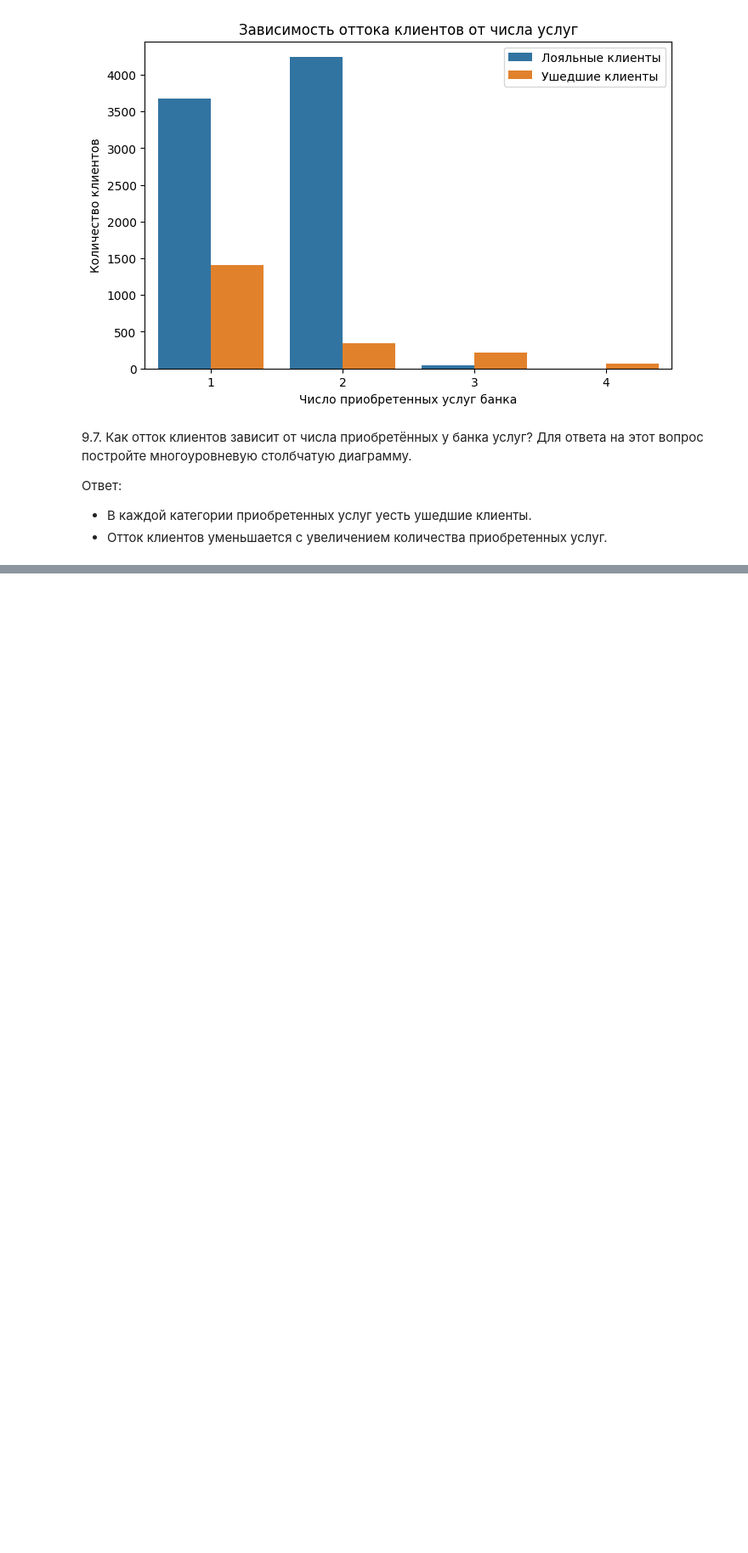
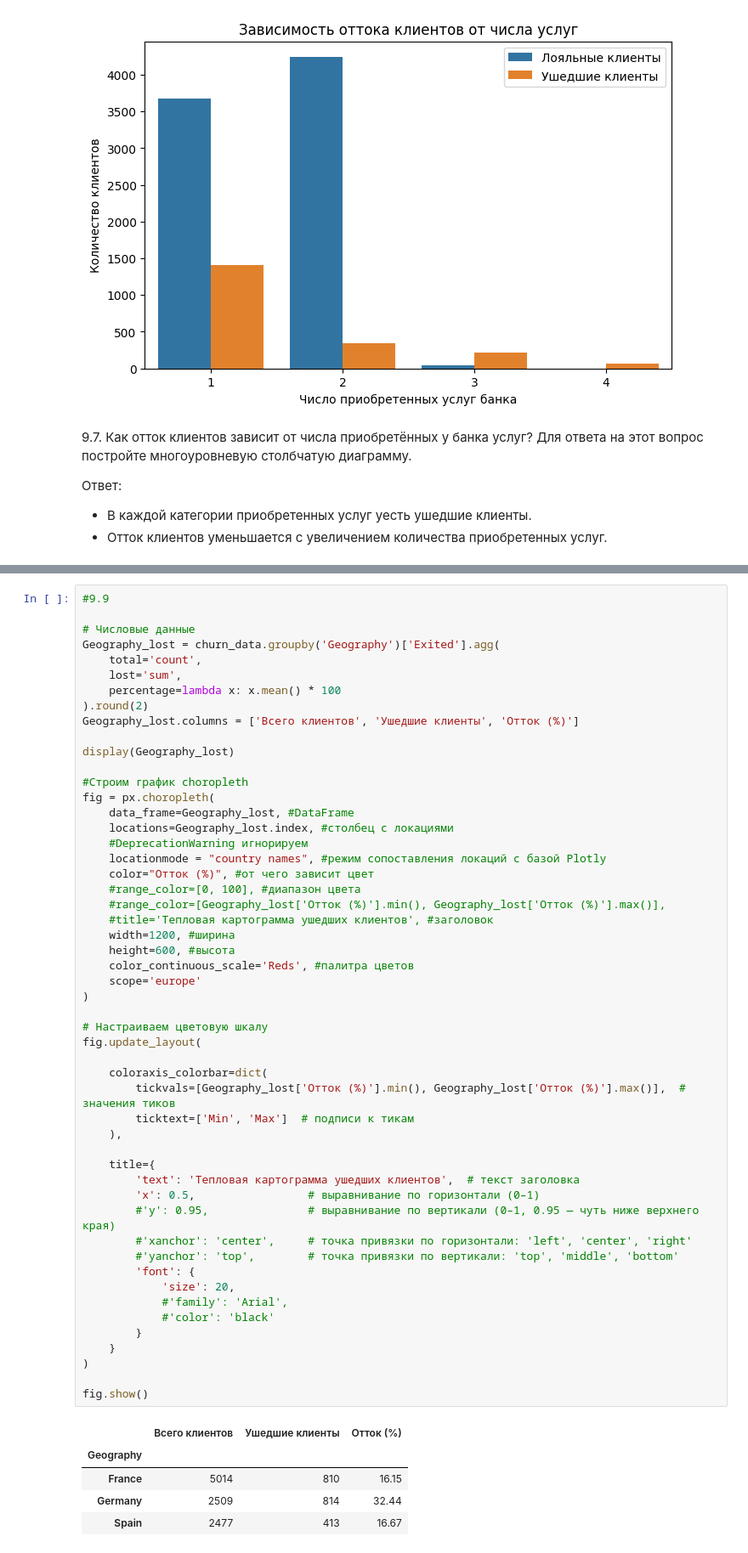
Before and after one commit to ach1zh/skillfactory_python, a Jupyter notebook: M20/M20-L10.ipynb, the cells around one changed output, grey strips where cells are left out. Shown at 85% size. Cells and saved outputs as stored; diff of their text form; blank space fills up the shorter version.

```diff
--- a/M20/M20-L10.ipynb
+++ b/M20/M20-L10.ipynb
@@ -455,0 +516,58 @@ countplot.legend(handles, ['Лояльные клиенты', 'Ушедшие к
+# %%
+#9.9
+
+# Числовые данные
+Geography_lost = churn_data.groupby('Geography')['Exited'].agg(
+    total='count',
+    lost='sum',
+    percentage=lambda x: x.mean() * 100
+).round(2)
+Geography_lost.columns = ['Всего клиентов', 'Ушедшие клиенты', 'Отток (%)']
+
+display(Geography_lost)
+
+#Строим график choropleth
+fig = px.choropleth(
+    data_frame=Geography_lost, #DataFrame
+    locations=Geography_lost.index, #столбец с локациями
+    #DeprecationWarning игнорируем
+    locationmode = "country names", #режим сопоставления локаций с базой Plotly
+    color="Отток (%)", #от чего зависит цвет
+    #range_color=[0, 100], #диапазон цвета
+    #range_color=[Geography_lost['Отток (%)'].min(), Geography_lost['Отток (%)'].max()],
+    #title='Тепловая картограмма ушедших клиентов', #заголовок
+    width=1200, #ширина
+    height=600, #высота
+    color_continuous_scale='Reds', #палитра цветов
+    scope='europe'
+)
+
+# Настраиваем цветовую шкалу
+fig.update_layout(
+
+    coloraxis_colorbar=dict(
+        tickvals=[Geography_lost['Отток (%)'].min(), Geography_lost['Отток (%)'].max()],  # значения тиков
+        ticktext=['Min', 'Max']  # подписи к тикам
+    ),
+
+    title={
+        'text': 'Тепловая картограмма ушедших клиентов',  # текст заголовка
+        'x': 0.5,                 # выравнивание по горизонтали (0–1)
+        #'y': 0.95,               # выравнивание по вертикали (0–1, 0.95 — чуть ниже верхнего края)
+        #'xanchor': 'center',     # точка привязки по горизонтали: 'left', 'center', 'right'
+        #'yanchor': 'top',        # точка привязки по вертикали: 'top', 'middle', 'bottom'
+        'font': {
+            'size': 20,
+            #'family': 'Arial',
+            #'color': 'black'
+        }
+    }
+)
+
+fig.show()
+# %% [output]
+|  | Всего клиентов | Ушедшие клиенты | Отток (%) |
+| Geography |  |  |  |
+| France | 5014 | 810 | 16.15 |
+| Germany | 2509 | 814 | 32.44 |
+| Spain | 2477 | 413 | 16.67 |
```
Also changed, not shown: parts of 11 cells of this notebook.
